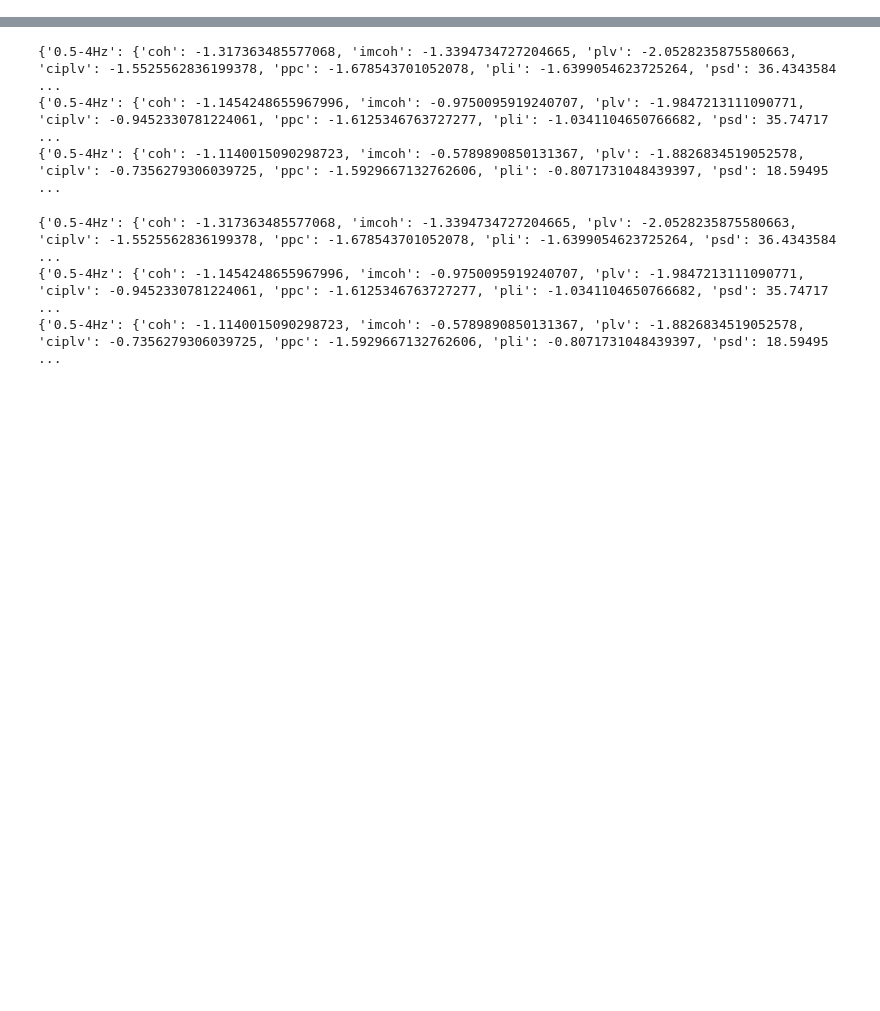
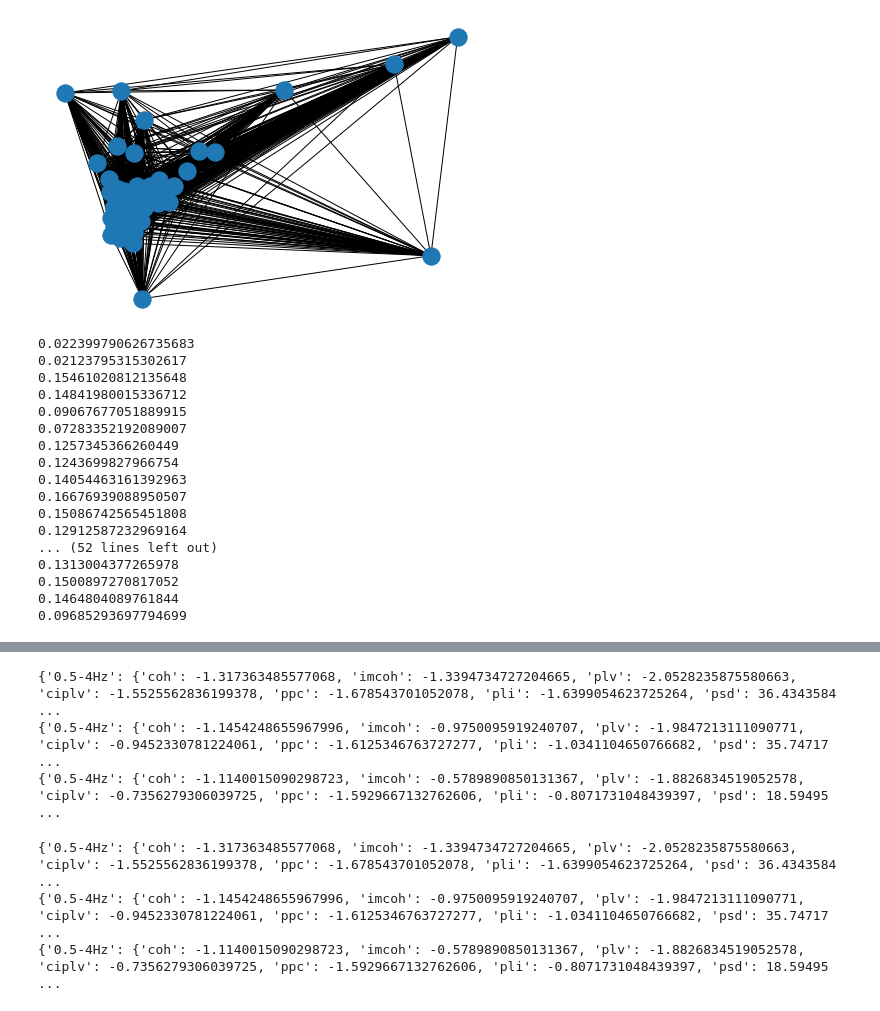
Before and after one commit to 1101AlexZab1011/NodesEstimation, a Jupyter notebook: pipeline.ipynb, the cells around one changed output, grey strips where cells are left out. Saved outputs shown, nothing was run; the diff lists cells and outputs as text; code cells hidden in the pictures; blank space fills up the shorter version.

Commit message:
fix in centrality computation, set priority in files

```diff
--- a/pipeline.ipynb
+++ b/pipeline.ipynb
@@ -60,0 +37,16 @@ print(feat['time-domain']['pearson'].shape)
+# %%
+feat = read['feat']('Source/Subjects/B1C2/d05014a7d0448bcfb88e555f115caaee/B1C2_node_estimation_pipeline_file_features_computation_output_feat.pkl')
+pearson = feat['time-domain']['pearson']
+
+print('sp.linalg.eigvals:')
+print(sp.linalg.eigvals(pearson))
+
+strength = list()
+for row in pearson:
+    strength.append(np.sum(row))
+
+# print('strength:')
+# print(np.array(strength))
+
+print('np.linalg.eigvals:')
+print(np.linalg.eigvals(pearson))
@@ -61,3 +71,31 @@ print(feat['time-domain']['pearson'].shape)
+# %%
+import networkx as nx
+
+G = nx.from_numpy_matrix(pearson)
+nx.draw(G)
+plt.show()
+ec = nx.eigenvector_centrality_numpy(G, weight='weight')
+for e in ec:
+    print(ec[e])
+# %% [output]
+[figure, added]
+0.022399790626735683
+0.02123795315302617
+0.15461020812135648
+0.14841980015336712
+0.09067677051889915
+0.07283352192089007
+0.1257345366260449
+0.1243699827966754
+0.14054463161392963
+0.16676939088950507
+0.15086742565451808
+0.12912587232969164
+... (52 lines left out)
+0.1313004377265978
+0.1500897270817052
+0.1464804089761844
+0.09685293697794699
 # %%
 print(subjects[0].nodes[0].features.keys())
 print(subjects[0].nodes[0].features['0.5-4Hz'].keys())
```
Also changed, not shown: parts of 5 cells of this notebook, 3 other files.
